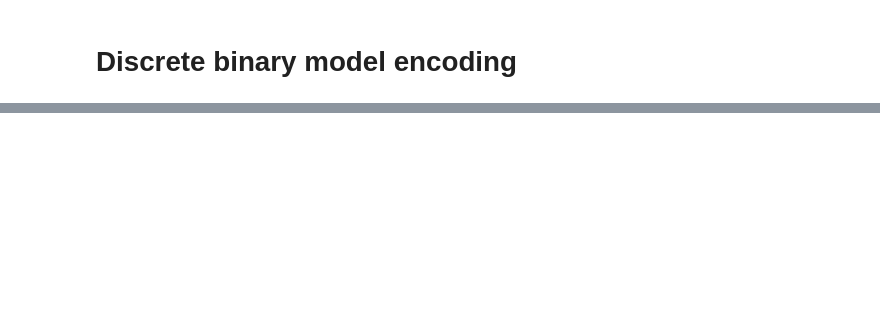
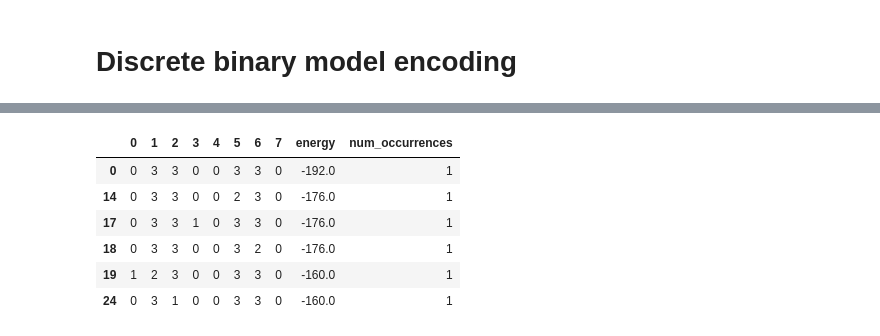
Before and after one commit to GeorgeWilliam1999/DwaveCode, a Jupyter notebook: ThreeInLine/ThreeInLine.ipynb, the cells around one changed output, grey strips where cells are left out. Saved outputs shown, nothing was run; the diff lists cells and outputs as text; code cells hidden in the pictures; blank space fills up the shorter version.

```diff
--- a/ThreeInLine/ThreeInLine.ipynb
+++ b/ThreeInLine/ThreeInLine.ipynb
@@ -254,0 +324,10 @@ N2 = [prod for prod in itertools.product(range(n), repeat = 2)]
+# %%
+df
+# %% [output]
+|  | 0 | 1 | 2 | 3 | 4 | 5 | 6 | 7 | energy | num_occurrences |
+| 0 | 0 | 3 | 3 | 0 | 0 | 3 | 3 | 0 | -192.0 | 1 |
+| 14 | 0 | 3 | 3 | 0 | 0 | 2 | 3 | 0 | -176.0 | 1 |
+| 17 | 0 | 3 | 3 | 1 | 0 | 3 | 3 | 0 | -176.0 | 1 |
+| 18 | 0 | 3 | 3 | 0 | 0 | 3 | 2 | 0 | -176.0 | 1 |
+| 19 | 1 | 2 | 3 | 0 | 0 | 3 | 3 | 0 | -160.0 | 1 |
+| 24 | 0 | 3 | 1 | 0 | 0 | 3 | 3 | 0 | -160.0 | 1 |
```
Also changed, not shown: parts of 14 cells of this notebook.
